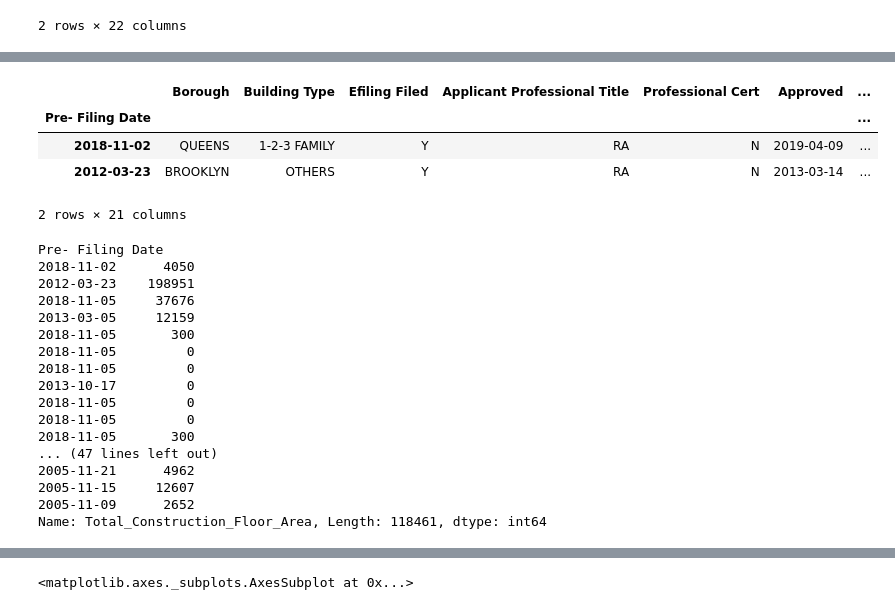
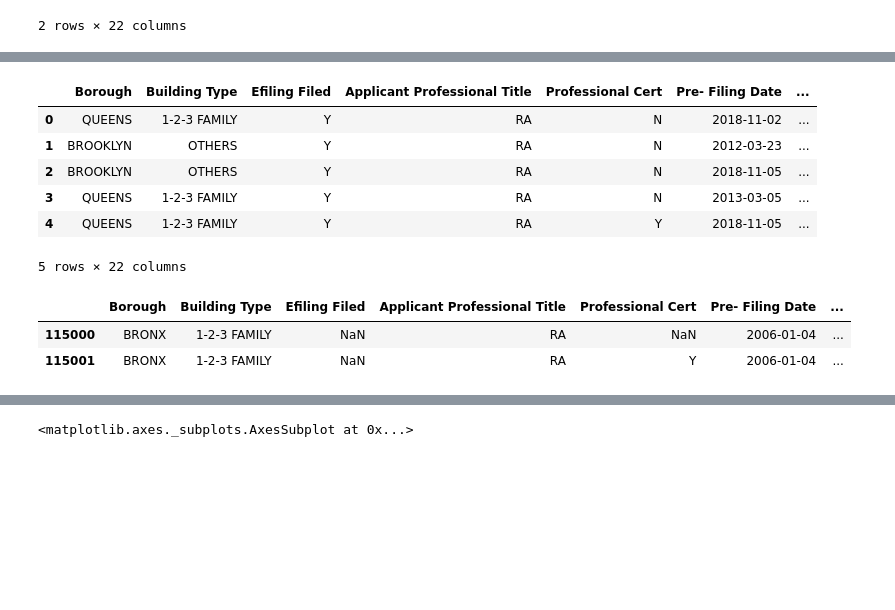
Before and after one commit to anoushavan/Capstone_1, a Jupyter notebook: code/NYC_building_permits.ipynb, the cells around one changed output, grey strips where cells are left out. Cells and saved outputs as stored; diff of their text form; code cells hidden in the pictures; blank space fills up the shorter version.

```diff
--- a/code/NYC_building_permits.ipynb
+++ b/code/NYC_building_permits.ipynb
@@ -48,2 +59,4 @@ memory usage: 19.9+ MB
 # %%
-data.columns = [i.title() for i in data.columns]
+data.columns = data.columns.str.title()
+# %%
+data['Duration'] = data['Approved'] - data['Pre- Filing Date']
@@ -77,4 +104,5 @@ data.head(2)
 | 1 | BROOKLYN | OTHERS | Y | RA | N | 2012-03-23 | ... |
 2 rows × 22 columns
 # %%
-month = data.set_index(['Pre- Filing Date'])
+month = data.set_index(['Borough','Pre- Filing Date'])
+month = month.sort_index()
@@ -105,28 +167,18 @@ nonan = month.dropna(how='all')
+# %%
+data.head()
+# %% [output]
+|  | Borough | Building Type | Efiling Filed | Applicant Professional Title | Professional Cert | Pre- Filing Date | ... |
+| 0 | QUEENS | 1-2-3 FAMILY | Y | RA | N | 2018-11-02 | ... |
+| 1 | BROOKLYN | OTHERS | Y | RA | N | 2012-03-23 | ... |
+| 2 | BROOKLYN | OTHERS | Y | RA | N | 2018-11-05 | ... |
+| 3 | QUEENS | 1-2-3 FAMILY | Y | RA | N | 2013-03-05 | ... |
+| 4 | QUEENS | 1-2-3 FAMILY | Y | RA | Y | 2018-11-05 | ... |
+5 rows × 22 columns
+# %%
+small = data.iloc[115000:,:10]
 # %%
-month.head(2)
+small.head(2)
 # %% [output]
-|  | Borough | Building Type | Efiling Filed | Applicant Professional Title | Professional Cert | Approved | ... |
-| Pre- Filing Date |  |  |  |  |  |  | ... |
-| 2018-11-02 | QUEENS | 1-2-3 FAMILY | Y | RA | N | 2019-04-09 | ... |
-| 2012-03-23 | BROOKLYN | OTHERS | Y | RA | N | 2013-03-14 | ... |
+|  | Borough | Building Type | Efiling Filed | Applicant Professional Title | Professional Cert | Pre- Filing Date | ... |
+| 115000 | BRONX | 1-2-3 FAMILY | NaN | RA | NaN | 2006-01-04 | ... |
+| 115001 | BRONX | 1-2-3 FAMILY | NaN | RA | Y | 2006-01-04 | ... |
-2 rows × 21 columns
-# %%
-pd.to_numeric(month['Total_Construction_Floor_Area'])
-# %% [output]
-Pre- Filing Date
-2018-11-02      4050
-2012-03-23    198951
-2018-11-05     37676
-2013-03-05     12159
-2018-11-05       300
-2018-11-05         0
-2018-11-05         0
-2013-10-17         0
-2018-11-05         0
-2018-11-05         0
-2018-11-05       300
-... (47 lines left out)
-2005-11-21      4962
-2005-11-15     12607
-2005-11-09      2652
-Name: Total_Construction_Floor_Area, Length: 118461, dtype: int64
```
Also changed, not shown: parts of 16 cells of this notebook, 3 other files.
